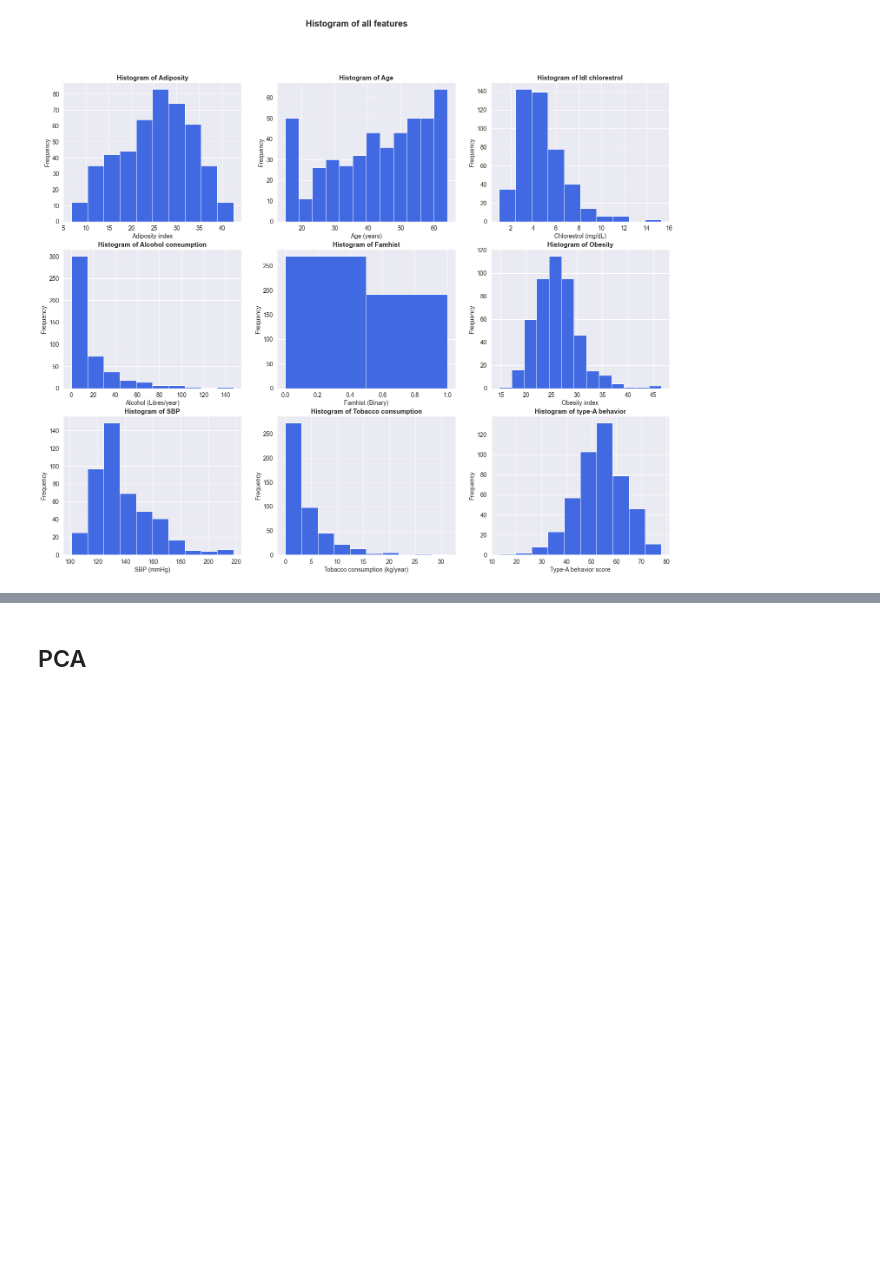
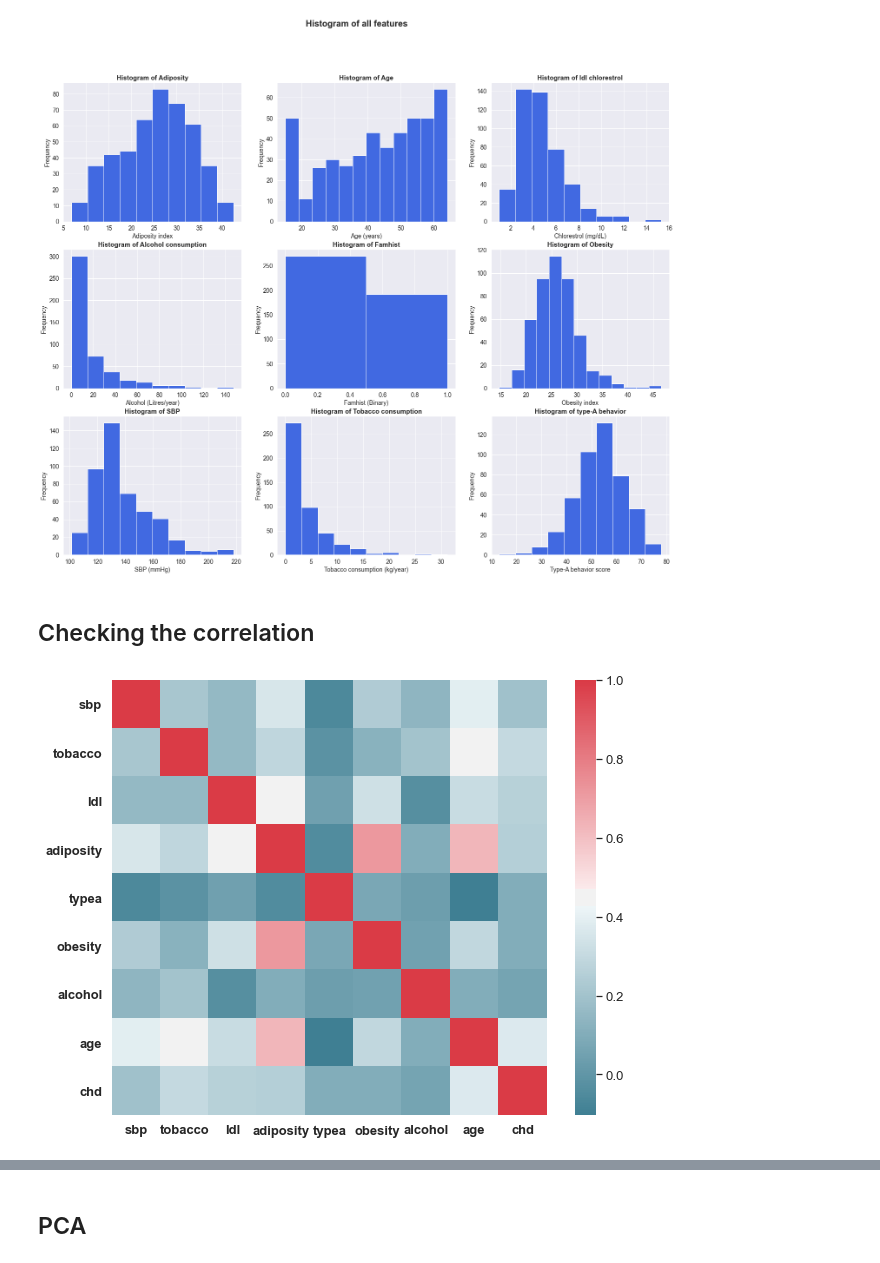
Before and after one commit to KrishnaMohinani/SAheart, a Jupyter notebook: SA Heart.ipynb, the cells around one changed output, grey strips where cells are left out. Drawn from its saved outputs; the diff is of its cells as text; code cells hidden in the pictures; blank space fills up the shorter version.

```diff
--- a/SA Heart.ipynb
+++ b/SA Heart.ipynb
@@ -176,3 +140,7 @@ data_fmh
 | 460 | 118 | 5.40 | 11.61 | 30.79 | 64 | 27.35 | ... |
 | 461 | 132 | 0.00 | 4.82 | 33.41 | 62 | 14.70 | ... |
 462 rows × 9 columns
+# %%
+dic1 = {1:'Positive', 0:'Negative'}
+data_fmh['response, coronary heart disease'] = data_fmh['response, coronary heart disease'].replace(dic1)
+data_fmh
@@ -257,3 +255,19 @@ ax9.tick_params(labelsize=14)
 fig.suptitle('Histogram of all features', fontsize=20, fontweight='bold');
 # %% [output]
 [figure]
+# %% [markdown]
+## Checking the correlation
+# %%
+correlation_df = pd.read_csv('https://web.stanford.edu/~hastie/ElemStatLearn/datasets/SAheart.data')
+correlation_df = correlation_df.drop(columns=['row.names'])
+correlation_df['CHD'] = data_fmh['response, coronary heart disease']
+
+figure, ax = plt.subplots(figsize=(10, 8))
+corr = correlation_df.corr()
+plt.xticks(fontsize=13,weight='bold')
+plt.yticks(fontsize=13 ,weight='bold')
+sns.set(font_scale = 1.2)
+sns.heatmap(corr, mask=np.zeros_like(corr, dtype=np.bool), cmap=sns.diverging_palette(220, 10, as_cmap=True),
+            square=True,ax=ax);
+# %% [output]
+[figure, added]
```
Also changed, not shown: parts of 18 cells of this notebook.
